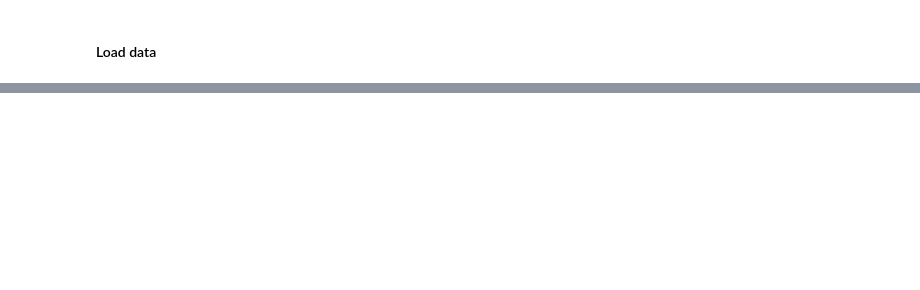
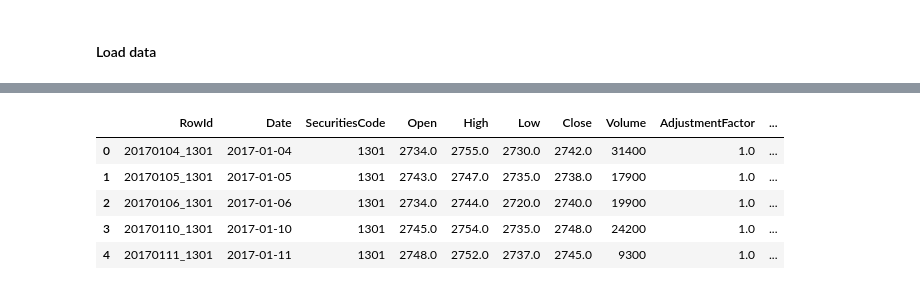
Before and after one commit to ofirnesher-nemodata/jpx-tokyo-stock-exchange-prediction, a Jupyter notebook: notebook.ipynb, the cells around one changed output, grey strips where cells are left out. Drawn from its saved outputs; the diff is of its cells as text; code cells hidden in the pictures; blank space fills up the shorter version.

```diff
--- a/notebook.ipynb
+++ b/notebook.ipynb
@@ -18,0 +357,11 @@ prices.head()
+# %%
+temp_df = stock_prices_df[stock_prices_df["SecuritiesCode"] == 1301].reset_index(drop=True)
+functions.calculate_target_as_rate(temp_df)
+temp_df.head()
+# %% [output]
+|  | RowId | Date | SecuritiesCode | Open | High | Low | Close | Volume | AdjustmentFactor | ... |
+| 0 | 20170104_1301 | 2017-01-04 | 1301 | 2734.0 | 2755.0 | 2730.0 | 2742.0 | 31400 | 1.0 | ... |
+| 1 | 20170105_1301 | 2017-01-05 | 1301 | 2743.0 | 2747.0 | 2735.0 | 2738.0 | 17900 | 1.0 | ... |
+| 2 | 20170106_1301 | 2017-01-06 | 1301 | 2734.0 | 2744.0 | 2720.0 | 2740.0 | 19900 | 1.0 | ... |
+| 3 | 20170110_1301 | 2017-01-10 | 1301 | 2745.0 | 2754.0 | 2735.0 | 2748.0 | 24200 | 1.0 | ... |
+| 4 | 20170111_1301 | 2017-01-11 | 1301 | 2748.0 | 2752.0 | 2737.0 | 2745.0 | 9300 | 1.0 | ... |
```
Also changed, not shown: parts of 28 cells of this notebook, 2 other files.
